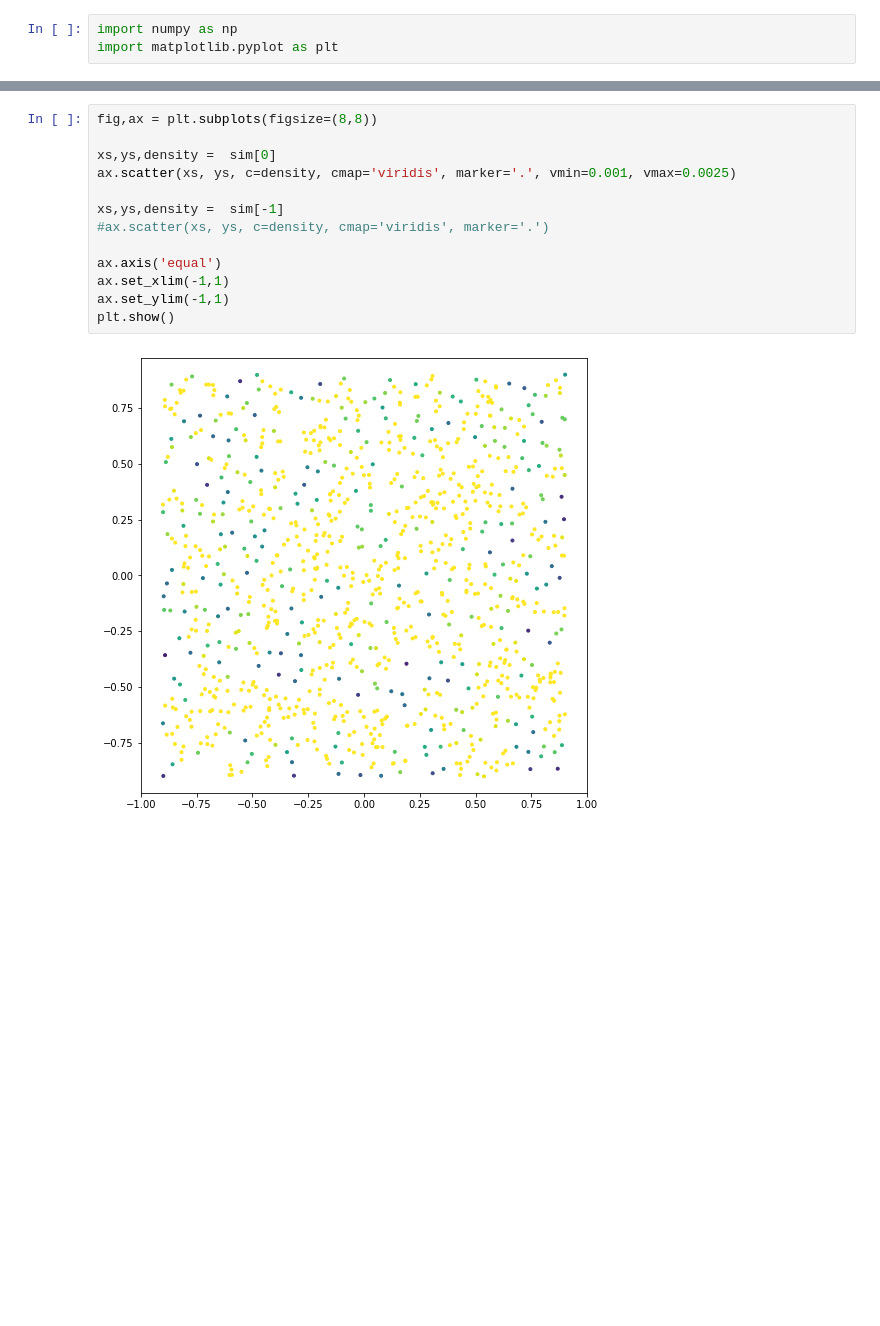
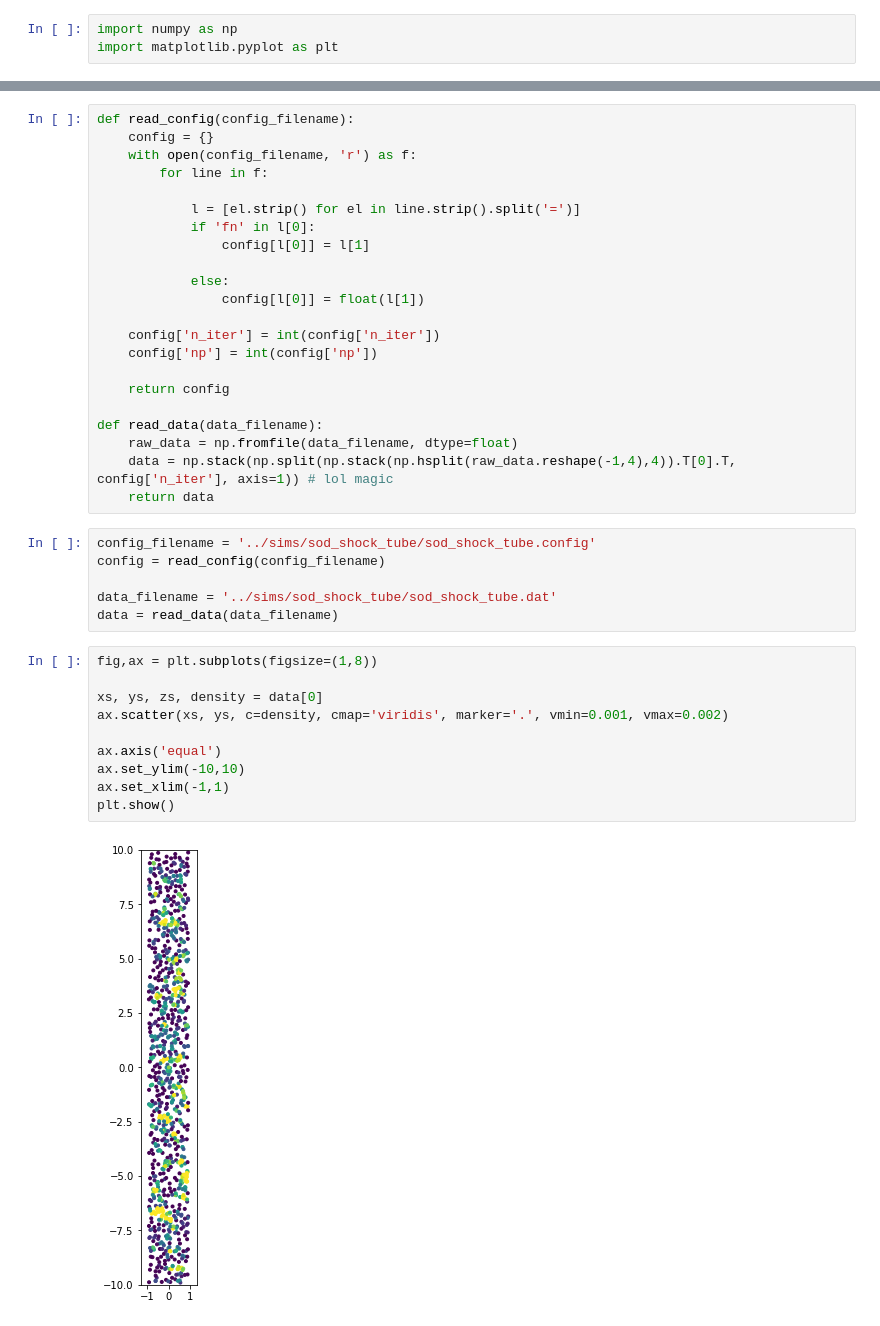
Before and after one commit to jsnguyen/cisms, a Jupyter notebook: analysis/cisms_analysis.ipynb, the cells around one changed output, grey strips where cells are left out. Saved outputs shown, nothing was run; the diff lists cells and outputs as text; blank space fills up the shorter version.

```diff
--- a/analysis/cisms_analysis.ipynb
+++ b/analysis/cisms_analysis.ipynb
@@ -26,16 +27,41 @@ with open(filename, 'r') as f:
+# %%
+def read_config(config_filename):
+    config = {}
+    with open(config_filename, 'r') as f:
+        for line in f:
+
+            l = [el.strip() for el in line.strip().split('=')]
+            if 'fn' in l[0]:
+                config[l[0]] = l[1]
+
+            else:
+                config[l[0]] = float(l[1])
+
+    config['n_iter'] = int(config['n_iter'])
+    config['np'] = int(config['np'])
+
+    return config
+
+def read_data(data_filename):
+    raw_data = np.fromfile(data_filename, dtype=float)
+    data = np.stack(np.split(np.stack(np.hsplit(raw_data.reshape(-1,4),4)).T[0].T, config['n_iter'], axis=1)) # lol magic
+    return data
+# %%
+config_filename = '../sims/sod_shock_tube/sod_shock_tube.config'
+config = read_config(config_filename)
+
+data_filename = '../sims/sod_shock_tube/sod_shock_tube.dat'
+data = read_data(data_filename)
 # %%
-fig,ax = plt.subplots(figsize=(8,8))
+fig,ax = plt.subplots(figsize=(1,8))
 
-xs,ys,density =  sim[0]
-ax.scatter(xs, ys, c=density, cmap='viridis', marker='.', vmin=0.001, vmax=0.0025)
-
-xs,ys,density =  sim[-1]
-#ax.scatter(xs, ys, c=density, cmap='viridis', marker='.')
+xs, ys, zs, density = data[0]
+ax.scatter(xs, ys, c=density, cmap='viridis', marker='.', vmin=0.001, vmax=0.002)
 
 ax.axis('equal')
+ax.set_ylim(-10,10)
 ax.set_xlim(-1,1)
-ax.set_ylim(-1,1)
 plt.show()
 # %% [output]
-[figure, old version]
+[figure, new version]
 # %%
```
Also changed, not shown: parts of 4 cells of this notebook, 11 other files.
